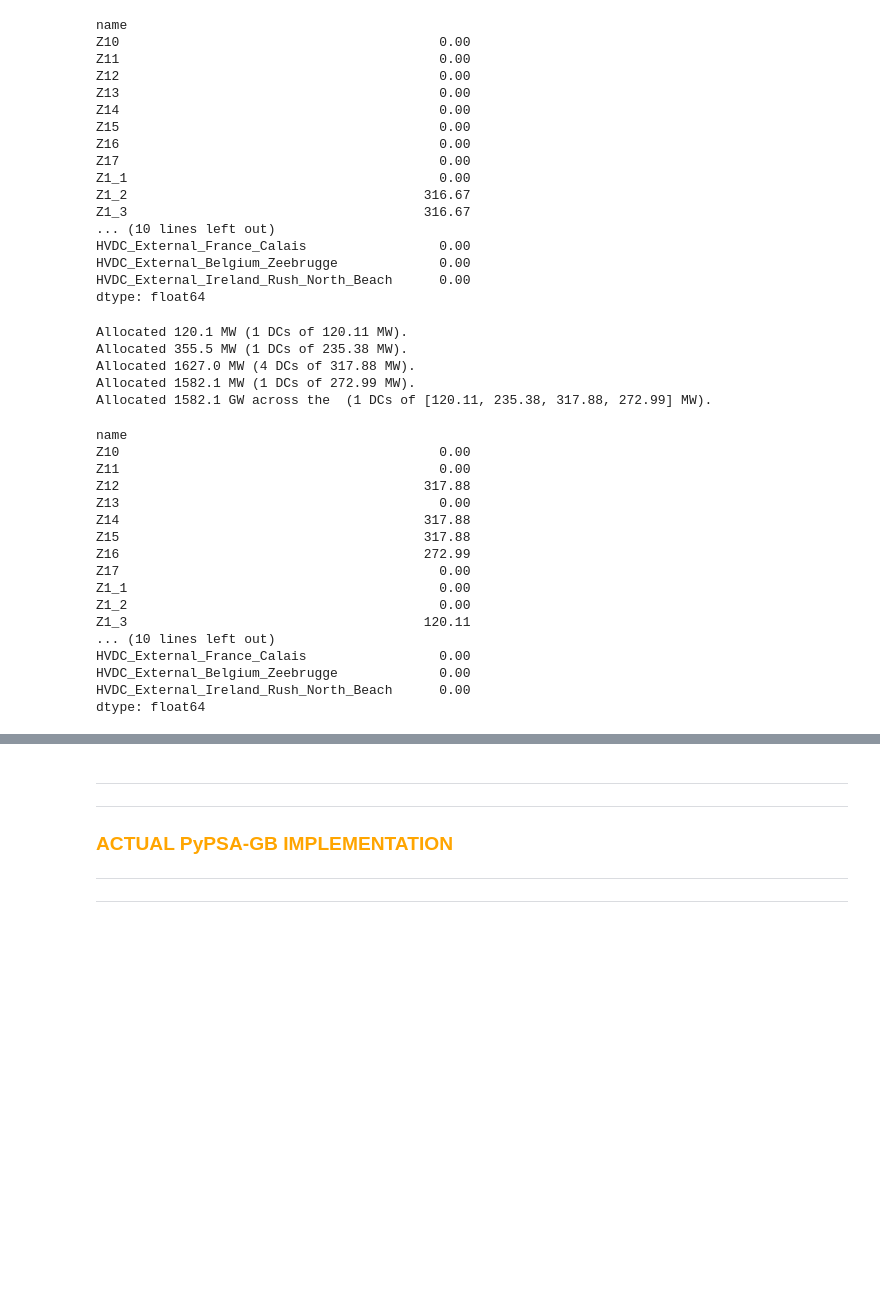
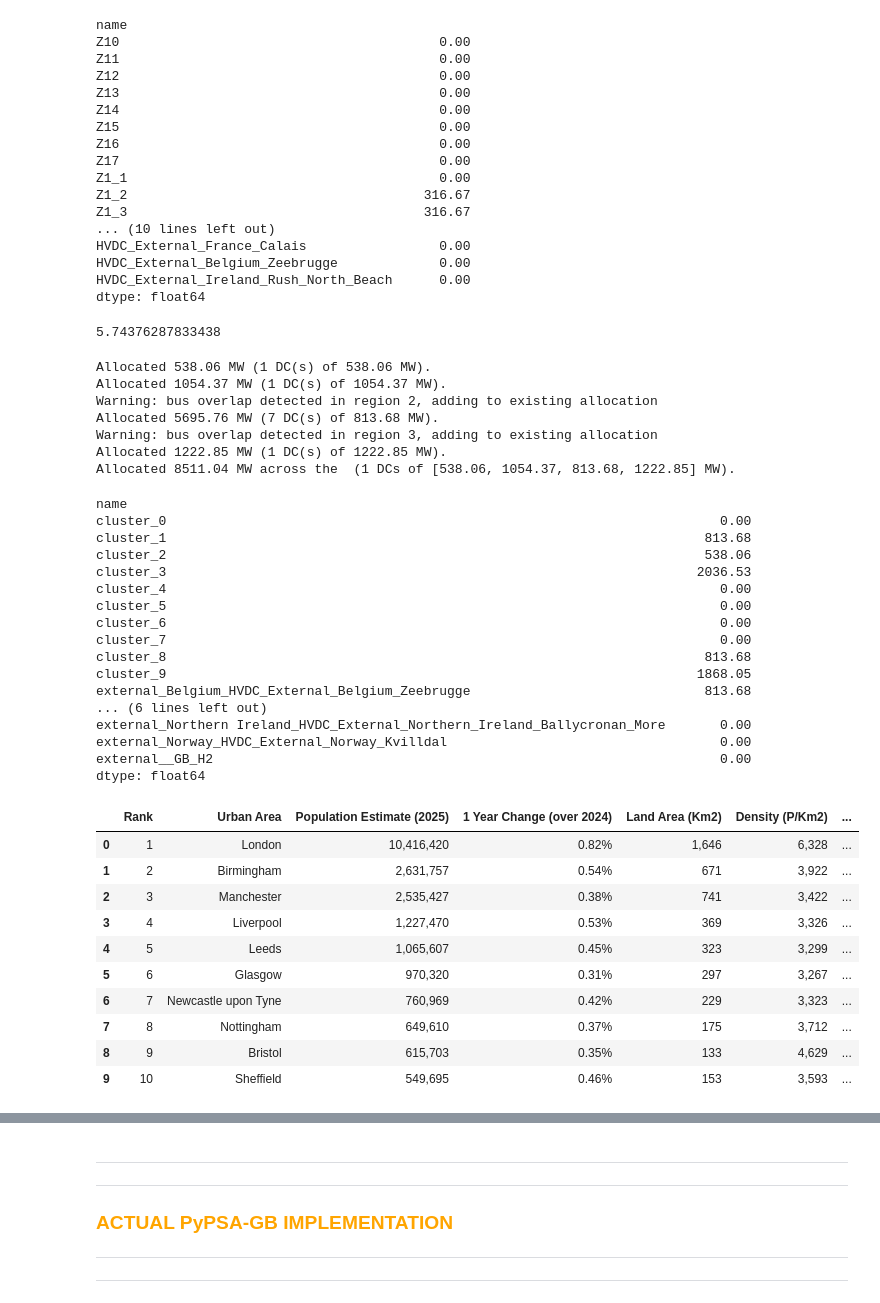
Before and after one commit to marta-uoe/PyPSA-GB-datacentres, a Jupyter notebook: notebooks/Martas_tests.ipynb, the cells around one changed output, grey strips where cells are left out. Saved outputs shown, nothing was run; the diff lists cells and outputs as text; code cells hidden in the pictures; blank space fills up the shorter version.

Commit message:
all allocations

```diff
--- a/notebooks/Martas_tests.ipynb
+++ b/notebooks/Martas_tests.ipynb
@@ -735,28 +726,50 @@ def allocate_current_split_scaled(total_dc_gw: float, base_network: pypsa.Networ
     print(f"Allocated {dc_allocation.sum():.2f} MW across the  ({total_num_dc} DCs of {dc_mw} MW).")
 
     return dc_allocation
+# %%
+_get_total_dc_demand_FES(year = 2028, scenario='Falling Behind', mean_utilisation=_get_demand_profile_DC(return_mean_utilisation=True))
+# %% [output]
+5.74376287833438
 # %%
-allocate_current_split_scaled(total_dc_gw = 1.9, base_network = zonal, logger = logging.Logger)
+allocate_current_split_scaled(total_dc_gw = _get_total_dc_demand_FES(year = 2028, scenario='Holistic Transition'), base_network = clustered, logger = logging.Logger, single_dc_mw=800)
 # %% [output]
-Allocated 120.1 MW (1 DCs of 120.11 MW).
-Allocated 355.5 MW (1 DCs of 235.38 MW).
-Allocated 1627.0 MW (4 DCs of 317.88 MW).
-Allocated 1582.1 MW (1 DCs of 272.99 MW).
-Allocated 1582.1 GW across the  (1 DCs of [120.11, 235.38, 317.88, 272.99] MW).
+Allocated 538.06 MW (1 DC(s) of 538.06 MW).
+Allocated 1054.37 MW (1 DC(s) of 1054.37 MW).
+Warning: bus overlap detected in region 2, adding to existing allocation
+Allocated 5695.76 MW (7 DC(s) of 813.68 MW).
+Warning: bus overlap detected in region 3, adding to existing allocation
+Allocated 1222.85 MW (1 DC(s) of 1222.85 MW).
+Allocated 8511.04 MW across the  (1 DCs of [538.06, 1054.37, 813.68, 1222.85] MW).
 name
-Z10                                         0.00
-Z11                                         0.00
-Z12                                       317.88
-Z13                                         0.00
-Z14                                       317.88
-Z15                                       317.88
-Z16                                       272.99
-Z17                                         0.00
-Z1_1                                        0.00
-Z1_2                                        0.00
-Z1_3                                      120.11
-... (10 lines left out)
-HVDC_External_France_Calais                 0.00
-HVDC_External_Belgium_Zeebrugge             0.00
-HVDC_External_Ireland_Rush_North_Beach      0.00
+cluster_0                                                                       0.00
+cluster_1                                                                     813.68
+cluster_2                                                                     538.06
+cluster_3                                                                    2036.53
+cluster_4                                                                       0.00
+cluster_5                                                                       0.00
+cluster_6                                                                       0.00
+cluster_7                                                                       0.00
+cluster_8                                                                     813.68
+cluster_9                                                                    1868.05
+external_Belgium_HVDC_External_Belgium_Zeebrugge                              813.68
+... (6 lines left out)
+external_Northern Ireland_HVDC_External_Northern_Ireland_Ballycronan_More       0.00
+external_Norway_HVDC_External_Norway_Kvilldal                                   0.00
+external__GB_H2                                                                 0.00
 dtype: float64
+# %%
+df_population = pd.read_csv("../data/data_centres/uk_largest_cities.csv")
+df_population = df_population.drop(columns=['Global Rank'])
+df_population.head(10)
+# %% [output]
+|  | Rank | Urban Area | Population Estimate (2025) | 1 Year Change (over 2024) | Land Area (Km2) | Density (P/Km2) | ... |
+| 0 | 1 | London | 10,416,420 | 0.82% | 1,646 | 6,328 | ... |
+| 1 | 2 | Birmingham | 2,631,757 | 0.54% | 671 | 3,922 | ... |
+| 2 | 3 | Manchester | 2,535,427 | 0.38% | 741 | 3,422 | ... |
+| 3 | 4 | Liverpool | 1,227,470 | 0.53% | 369 | 3,326 | ... |
+| 4 | 5 | Leeds | 1,065,607 | 0.45% | 323 | 3,299 | ... |
+| 5 | 6 | Glasgow | 970,320 | 0.31% | 297 | 3,267 | ... |
+| 6 | 7 | Newcastle upon Tyne | 760,969 | 0.42% | 229 | 3,323 | ... |
+| 7 | 8 | Nottingham | 649,610 | 0.37% | 175 | 3,712 | ... |
+| 8 | 9 | Bristol | 615,703 | 0.35% | 133 | 4,629 | ... |
+| 9 | 10 | Sheffield | 549,695 | 0.46% | 153 | 3,593 | ... |
```
Also changed, not shown: parts of 7 cells of this notebook.
